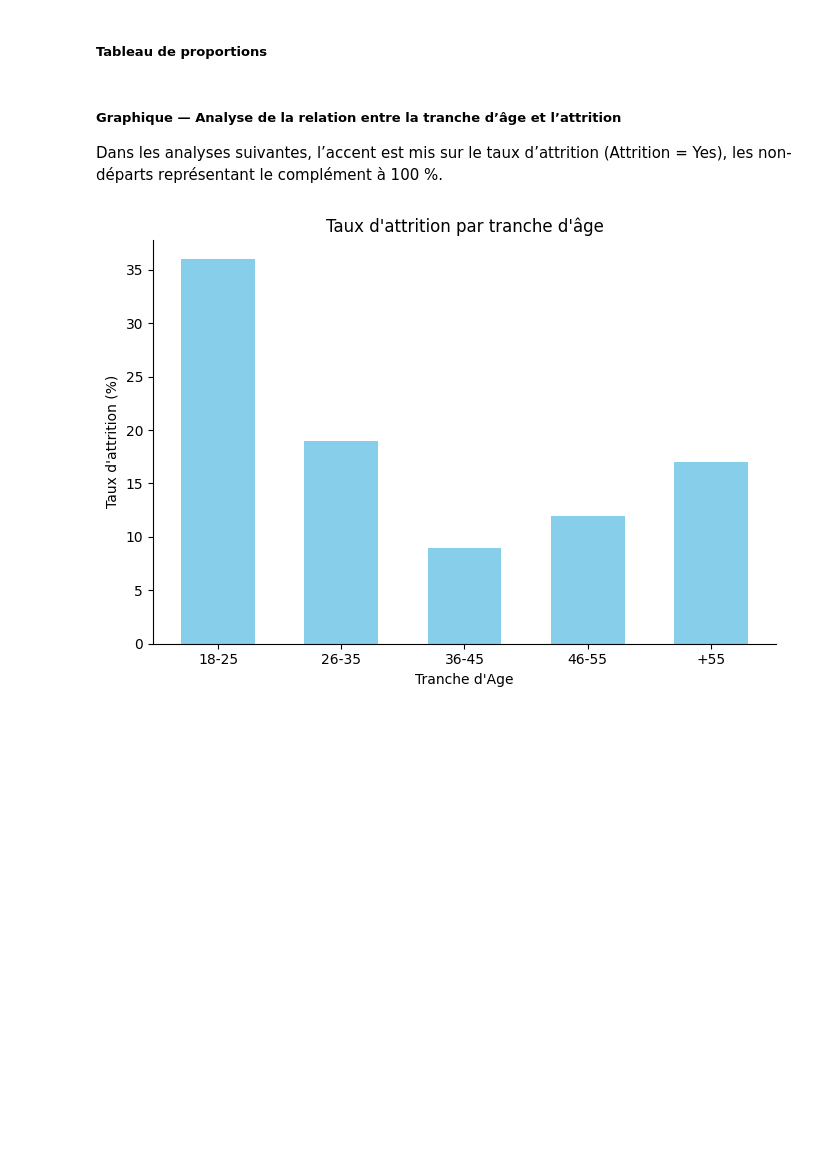
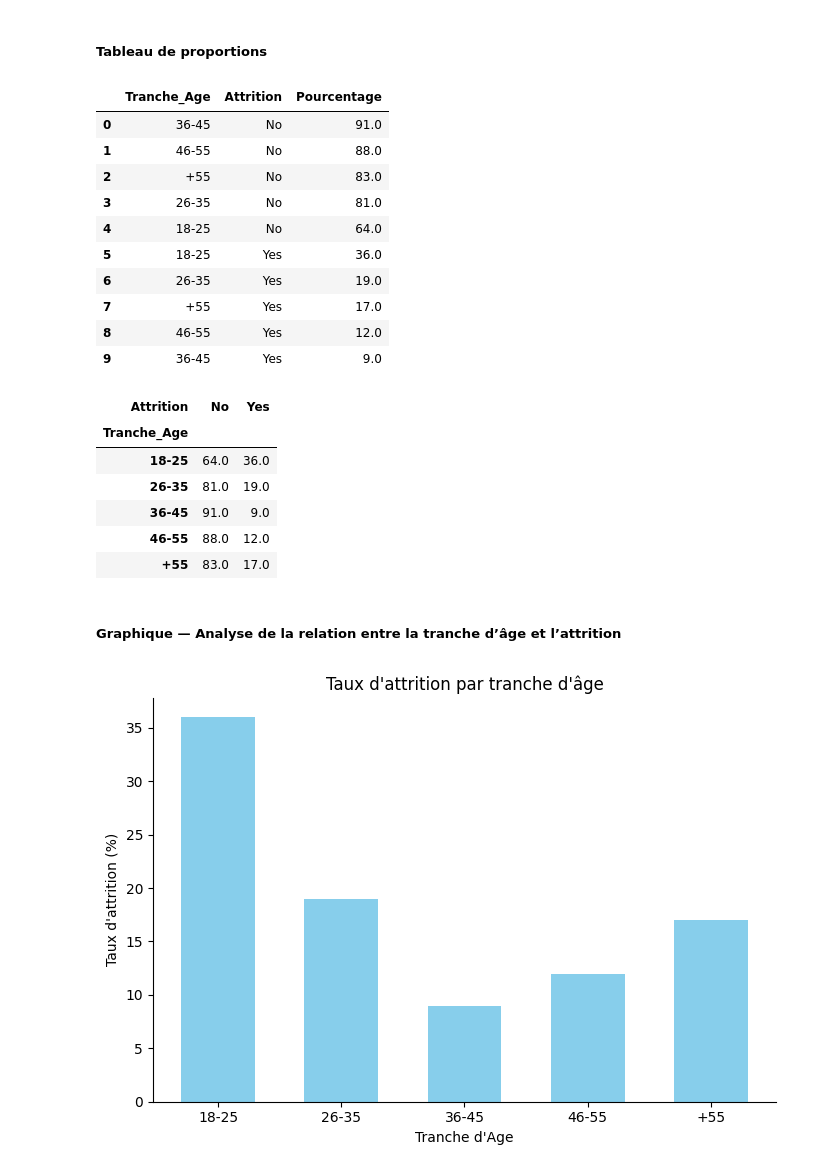
Before and after one commit to Kemuri15/employee-attrition-analysis, a Jupyter notebook: notebooks/03_axes_vie_perso.ipynb, the cells around one changed output. Drawn from its saved outputs; the diff is of its cells as text; code cells hidden in the pictures; blank space fills up the shorter version.

```diff
--- a/notebooks/03_axes_vie_perso.ipynb
+++ b/notebooks/03_axes_vie_perso.ipynb
@@ -556,23 +522,40 @@ Dans cette section, je compare l’attrition selon les tranches d’âge afin d
 # %%
 # Attrition par tranche d'age
 df_age_attrition = df_vie_perso[["Tranche_Age","Attrition"]]
 df_age_attrition = df_age_attrition.reset_index(drop=True)
 df_age_attrition.head()
 
 # Calcul groupe
 
 age_attrition = df_age_attrition.groupby("Tranche_Age")['Attrition'].value_counts(normalize=True).sort_values(ascending=False).round(2)*100
 age_attrition = age_attrition.reset_index(name="Pourcentage")
 
-print(age_attrition)
+display(age_attrition)
 
 # Création d'une table pivot: lignes = Tranche_Age, colonnes = Attrition, valeur = Pourcentage
 pivot_age_attrition = age_attrition.pivot(index="Tranche_Age",columns="Attrition", values="Pourcentage").fillna(0)
 pivot_age_attrition
+# %% [output]
+|  | Tranche_Age | Attrition | Pourcentage |
+| 0 | 36-45 | No | 91.0 |
+| 1 | 46-55 | No | 88.0 |
+| 2 | +55 | No | 83.0 |
+| 3 | 26-35 | No | 81.0 |
+| 4 | 18-25 | No | 64.0 |
+| 5 | 18-25 | Yes | 36.0 |
+| 6 | 26-35 | Yes | 19.0 |
+| 7 | +55 | Yes | 17.0 |
+| 8 | 46-55 | Yes | 12.0 |
+| 9 | 36-45 | Yes | 9.0 |
+| Attrition | No | Yes |
+| Tranche_Age |  |  |
+| 18-25 | 64.0 | 36.0 |
+| 26-35 | 81.0 | 19.0 |
+| 36-45 | 91.0 | 9.0 |
+| 46-55 | 88.0 | 12.0 |
+| +55 | 83.0 | 17.0 |
 # %% [markdown]
 ##### Graphique — Analyse de la relation entre la tranche d’âge et l’attrition
-
-Dans les analyses suivantes, l’accent est mis sur le taux d’attrition (Attrition = Yes), les non-départs représentant le complément à 100 %.
 # %%
 
 plt.figure(figsize=(7,5))
```
Also changed, not shown: parts of 13 cells of this notebook, 2 other files.
